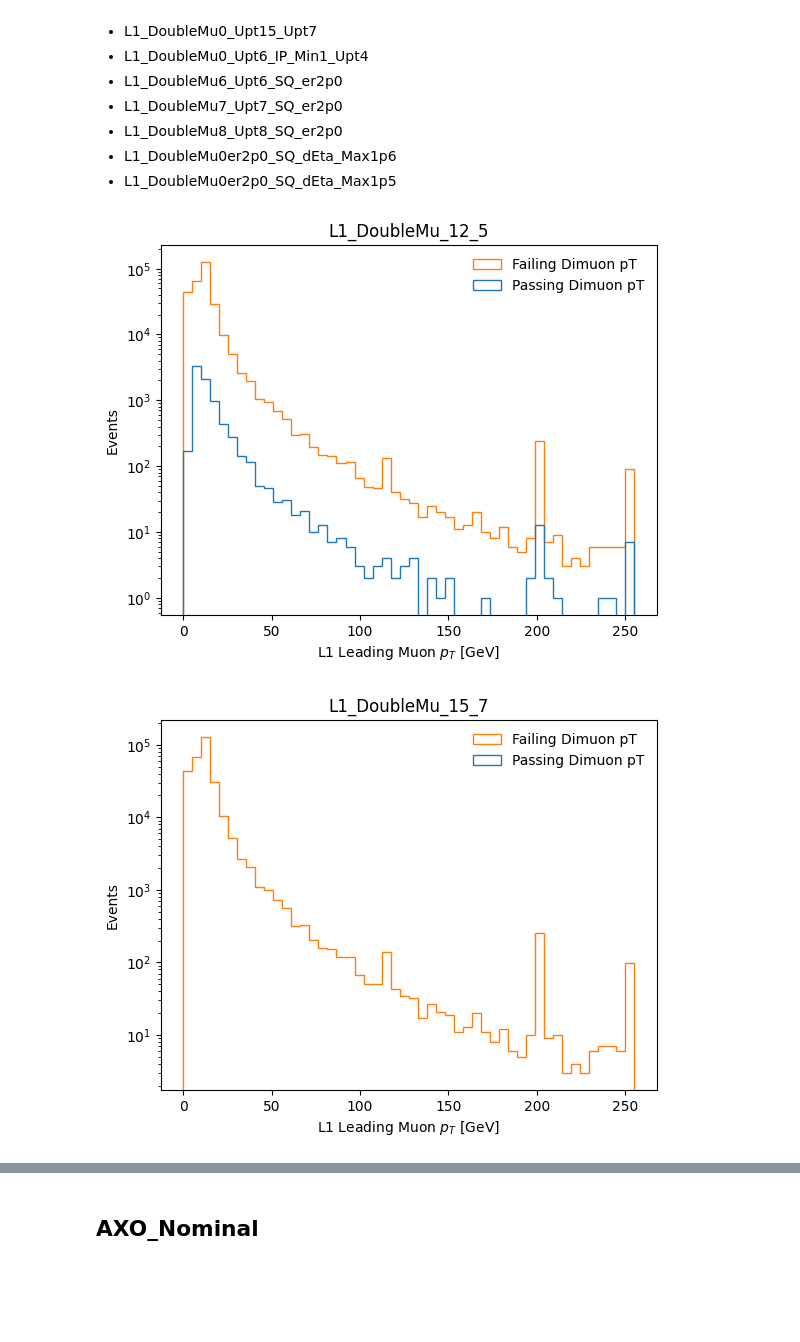
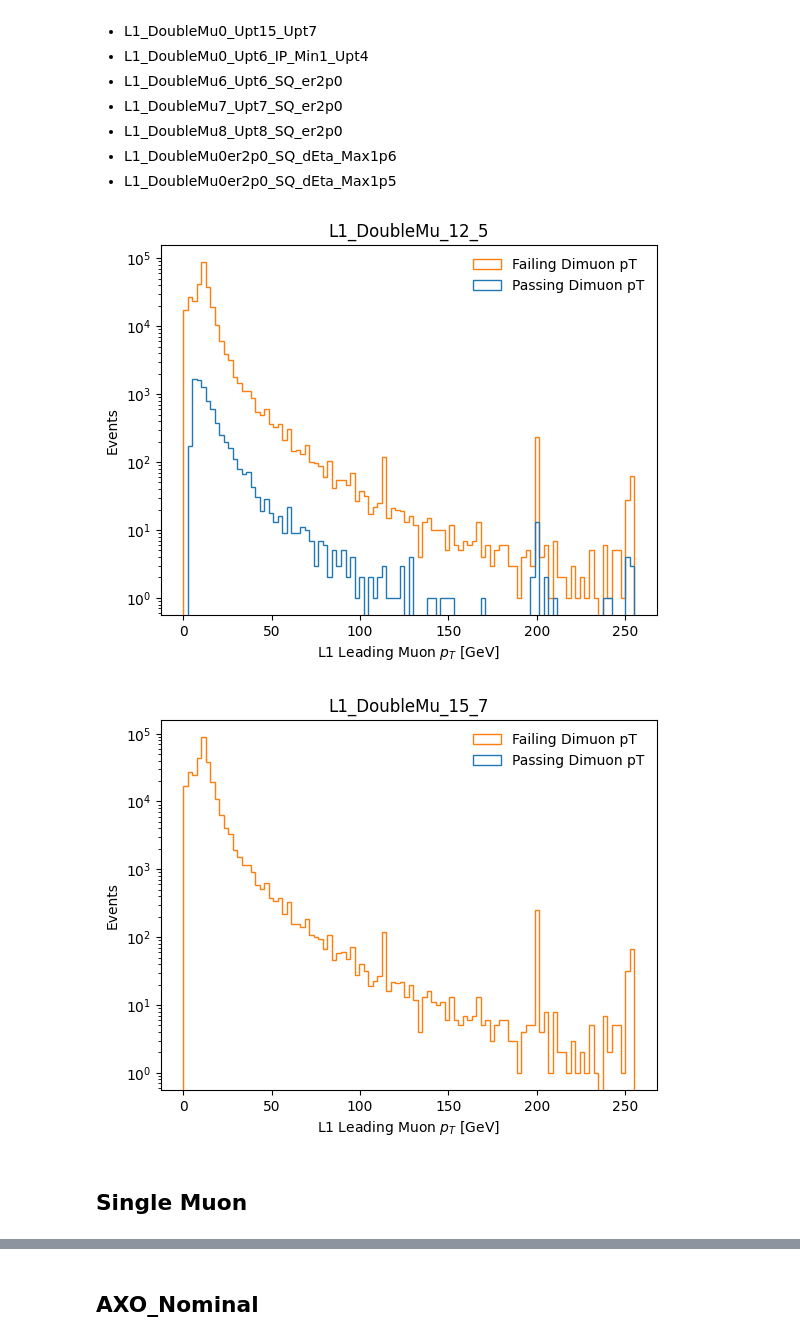
Before and after one commit to AdaCollins01/completed_axol1tl_practice, a Jupyter notebook: 4_getting_started_with_triggers.ipynb, the cells around one changed output, grey strips where cells are left out. Drawn from its saved outputs; the diff is of its cells as text; code cells hidden in the pictures; blank space fills up the shorter version.

```diff
--- a/4_getting_started_with_triggers.ipynb
+++ b/4_getting_started_with_triggers.ipynb
@@ -248,5 +248,6 @@ jet_bx_0 = events["L1Jet_bx"].array() == 0
 
 # All jet pts
 jet_pt = events['L1Jet_pt'].array()[jet_bx_0]
-ak.flatten(jet_pt)
+jet_pt = -np.sort(-jet_pt) # This actually doesn't change anything bc it is sorted correctly, but better safe than sorry!
+jet_pt
 # %% [output]
@@ -304,7 +305,7 @@ for key, value in JetHT_bits.items():
     plt.hist([ak.flatten(jet_pt[value][:,0:1]), #Every event that passed that specific bit
          ak.flatten(jet_pt[~value][:,0:1])], #Every other event that failed that bit
          bins=50,
-         label=["Passing JetHT","Failing JetHT"],
+         label=[f"Passing {key}",f"Failing {key}"],
          histtype='step')
     plt.title(key)
     plt.legend(frameon=False)
@@ -385,17 +405,19 @@ Dimuon_bits = {
 # %%
 # Plot them!
 for key, value in Dimuon_bits.items():
     plt.hist([ak.flatten(mu_pt[value][:,0:1]), #Every event that passed that specific bit
          ak.flatten(mu_pt[~value][:,0:1])], #Every other event that failed that bit
-         bins=50,
+         bins=100,
          label=["Passing Dimuon pT","Failing Dimuon pT"],
          histtype='step')
     plt.title(key)
     plt.legend(frameon=False)
     plt.yscale('log')
     plt.xlabel(r"L1 Leading Muon $p_T$ [GeV]")
     plt.ylabel("Events")
     plt.show()
 # %% [output]
-[figure, old version]
+[figure, new version]
-[figure, old version]
+[figure, new version]
+# %% [markdown]
+## Single Muon
```
Also changed, not shown: parts of 17 cells of this notebook.
